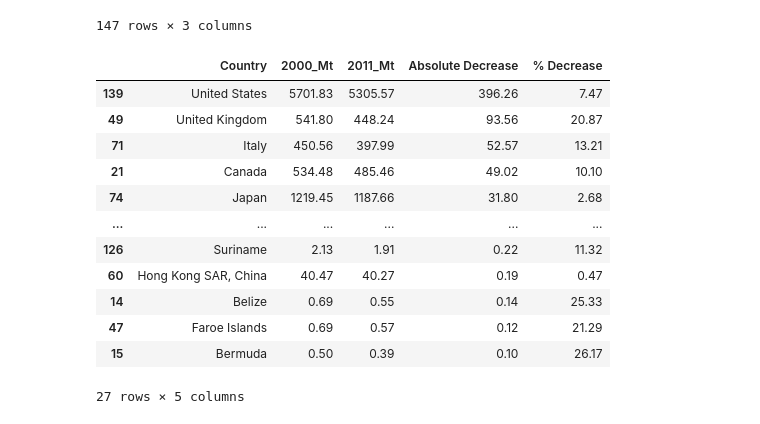
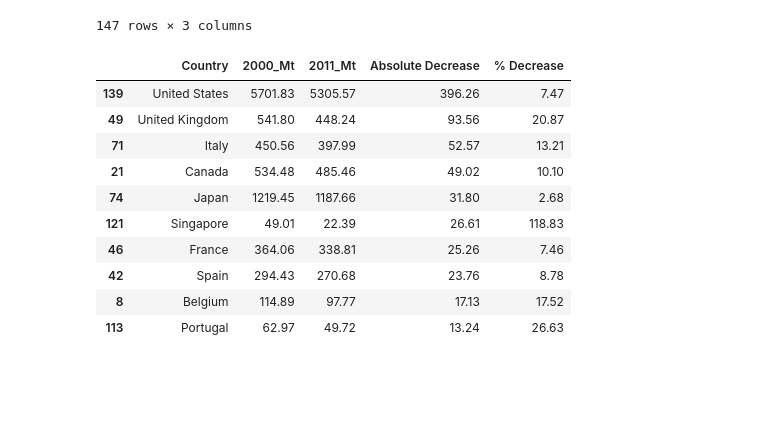
Before and after one commit to sanaullah525/Global-CO2-Emissions-Data-Analysis-Project, a Jupyter notebook: datapr.ipynb, the cells around one changed output. Drawn from its saved outputs; the diff is of its cells as text; code cells hidden in the pictures; blank space fills up the shorter version.

```diff
--- a/datapr.ipynb
+++ b/datapr.ipynb
@@ -325,28 +325,24 @@ reddf
 # %%
 # Adding columns for calculating abcolute decrease and % Decrease.
 
 reddf["Absolute Decrease"]= reddf["2000_Mt"]-reddf["2011_Mt"]
 reddf["% Decrease"]= ((reddf["2000_Mt"] - reddf["2011_Mt"])/reddf["2011_Mt"])*100
 reddf
 
 # Keeping only the top 10 countries with the highest absolute decrease.
 reddf= reddf.sort_values(by= "Absolute Decrease", ascending= False)
-reddf= reddf[reddf["Absolute Decrease"]>0]
-
-
+reddf= reddf.sort_values(by= "Absolute Decrease", ascending= False).head(10)
 
 reddf
 # %% [output]
 |  | Country | 2000_Mt | 2011_Mt | Absolute Decrease | % Decrease |
 | 139 | United States | 5701.83 | 5305.57 | 396.26 | 7.47 |
 | 49 | United Kingdom | 541.80 | 448.24 | 93.56 | 20.87 |
 | 71 | Italy | 450.56 | 397.99 | 52.57 | 13.21 |
 | 21 | Canada | 534.48 | 485.46 | 49.02 | 10.10 |
 | 74 | Japan | 1219.45 | 1187.66 | 31.80 | 2.68 |
-| ... | ... | ... | ... | ... | ... |
-| 126 | Suriname | 2.13 | 1.91 | 0.22 | 11.32 |
-| 60 | Hong Kong SAR, China | 40.47 | 40.27 | 0.19 | 0.47 |
-| 14 | Belize | 0.69 | 0.55 | 0.14 | 25.33 |
-| 47 | Faroe Islands | 0.69 | 0.57 | 0.12 | 21.29 |
-| 15 | Bermuda | 0.50 | 0.39 | 0.10 | 26.17 |
+| 121 | Singapore | 49.01 | 22.39 | 26.61 | 118.83 |
+| 46 | France | 364.06 | 338.81 | 25.26 | 7.46 |
+| 42 | Spain | 294.43 | 270.68 | 23.76 | 8.78 |
+| 8 | Belgium | 114.89 | 97.77 | 17.13 | 17.52 |
+| 113 | Portugal | 62.97 | 49.72 | 13.24 | 26.63 |
-27 rows × 5 columns
```
